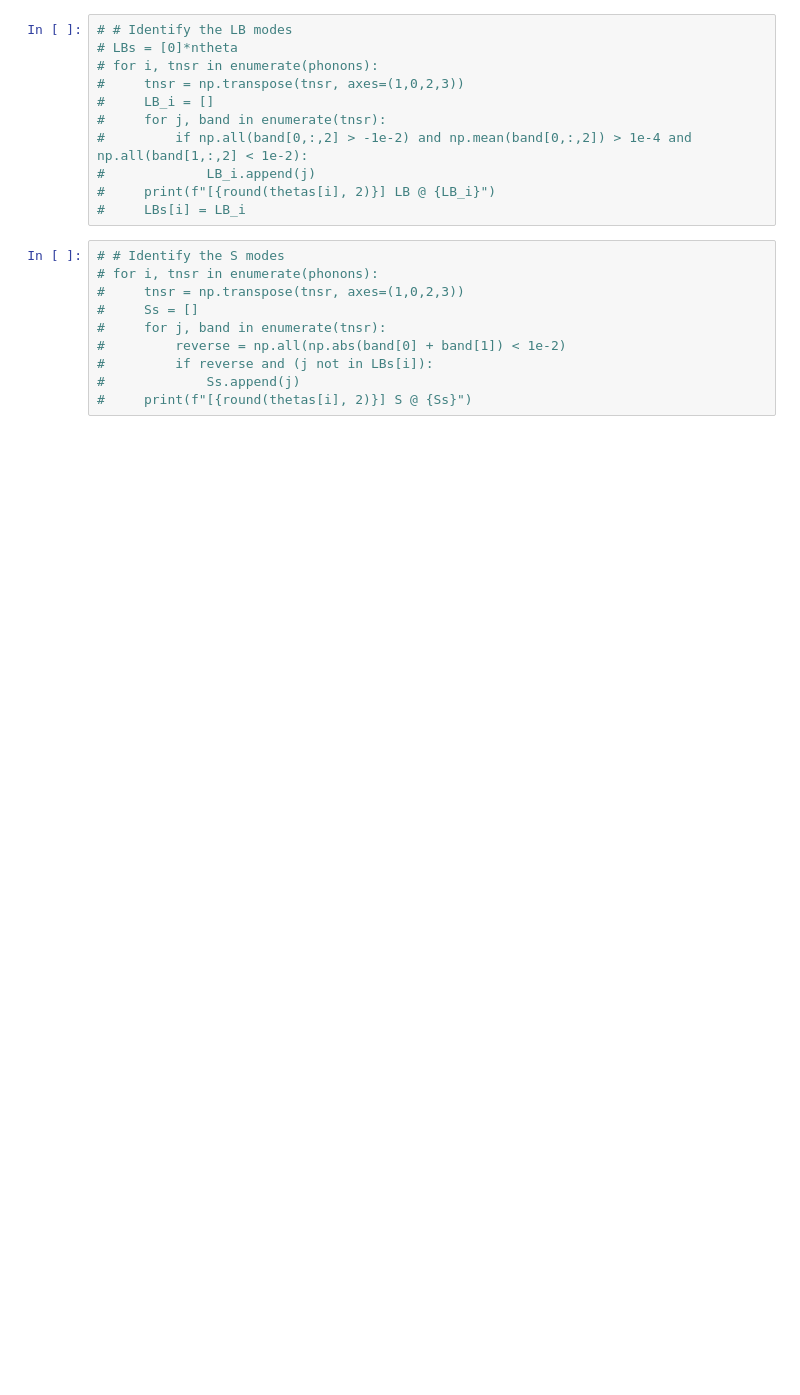
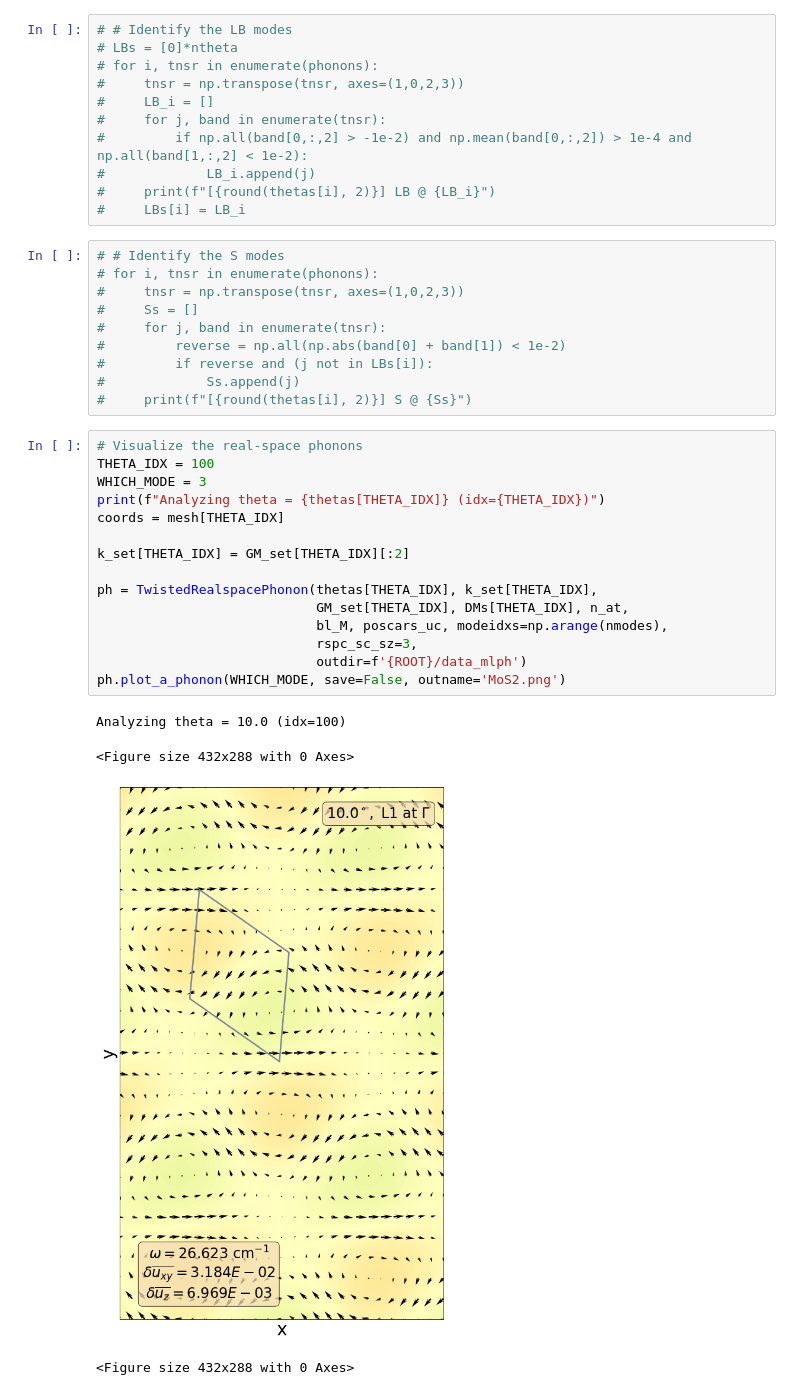
Before and after one commit to jz-lu/ml-ph, a Jupyter notebook: ALLEGRO_ANALYZER/thspc_finder.ipynb, the cells around one changed output. Drawn from its saved outputs; the diff is of its cells as text; blank space fills up the shorter version.

```diff
--- a/ALLEGRO_ANALYZER/thspc_finder.ipynb
+++ b/ALLEGRO_ANALYZER/thspc_finder.ipynb
@@ -65,3 +67,23 @@ Mesh shape: (101, 1521, 2)
 #         if reverse and (j not in LBs[i]):
 #             Ss.append(j)
 #     print(f"[{round(thetas[i], 2)}] S @ {Ss}")
+# %%
+# Visualize the real-space phonons
+THETA_IDX = 100
+WHICH_MODE = 3
+print(f"Analyzing theta = {thetas[THETA_IDX]} (idx={THETA_IDX})")
+coords = mesh[THETA_IDX]
+
+k_set[THETA_IDX] = GM_set[THETA_IDX][:2]
+
+ph = TwistedRealspacePhonon(thetas[THETA_IDX], k_set[THETA_IDX],
+                            GM_set[THETA_IDX], DMs[THETA_IDX], n_at,
+                            bl_M, poscars_uc, modeidxs=np.arange(nmodes),
+                            rspc_sc_sz=3,
+                            outdir=f'{ROOT}/data_mlph')
+ph.plot_a_phonon(WHICH_MODE, save=False, outname='MoS2.png')
+# %% [output]
+Analyzing theta = 10.0 (idx=100)
+<Figure size 432x288 with 0 Axes>
+[figure, added]
+<Figure size 432x288 with 0 Axes>
```
Also changed, not shown: parts of 6 cells of this notebook, 4 other files.
